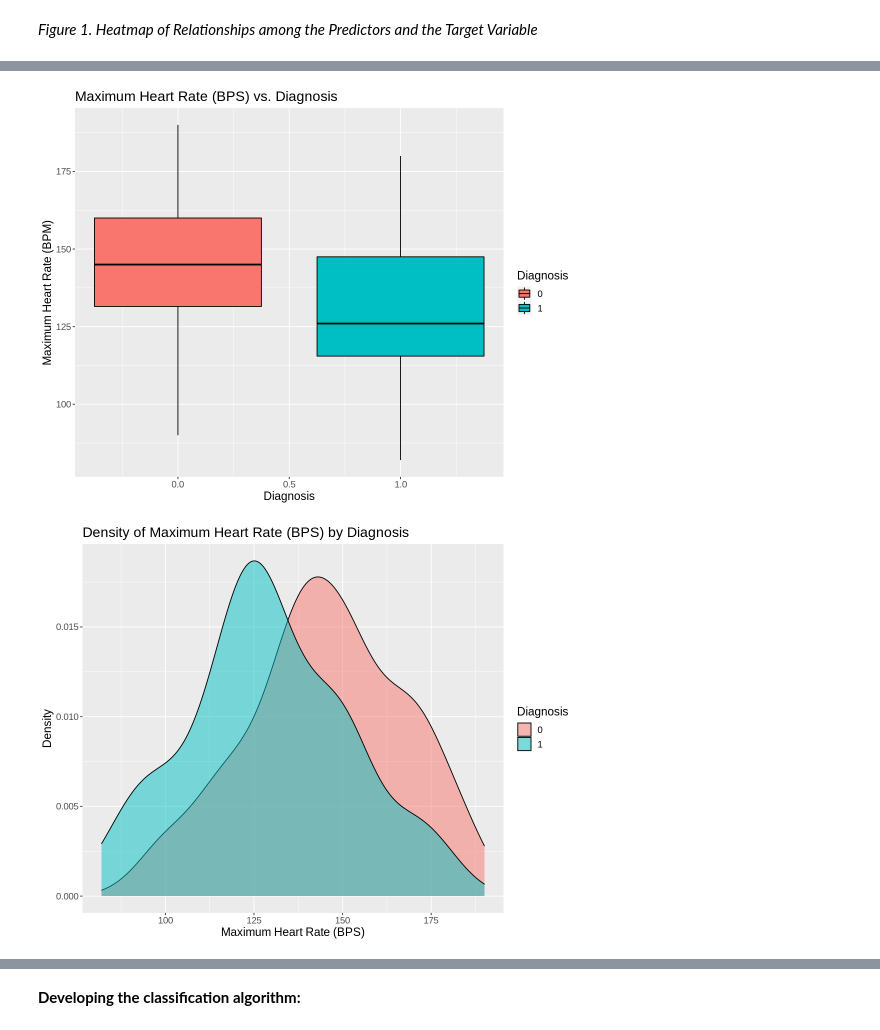
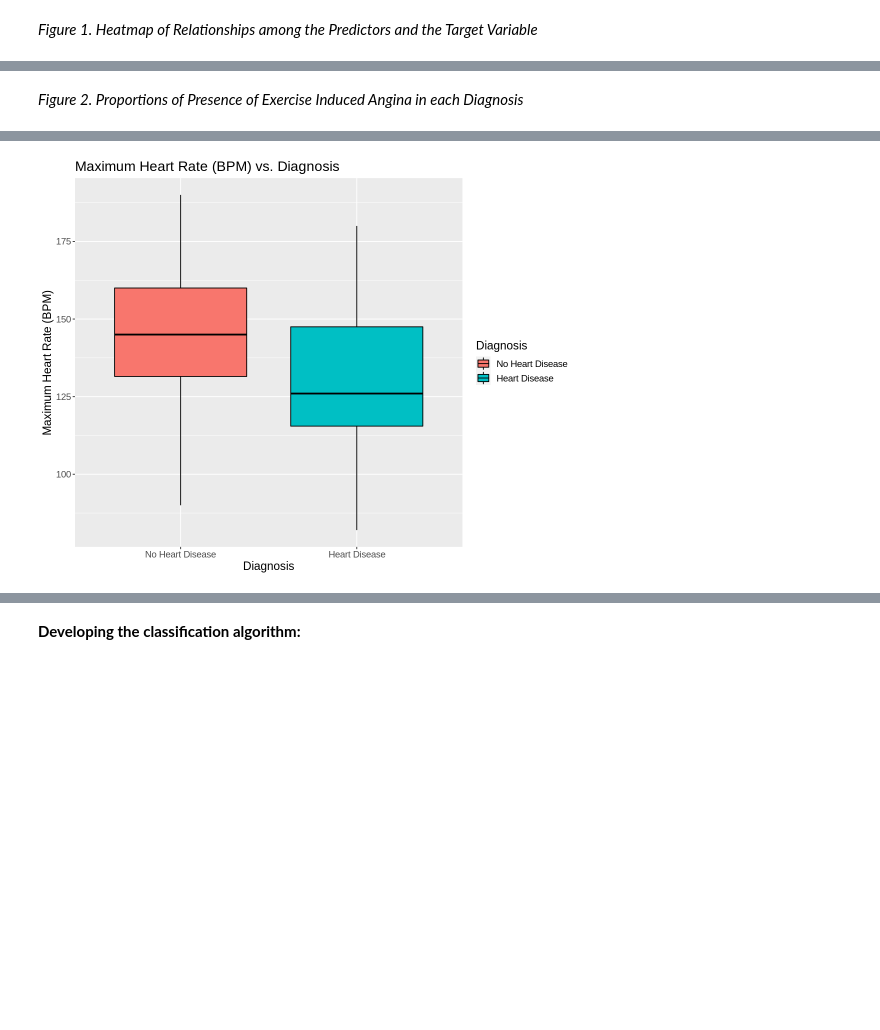
Before and after one commit to GeneRevo/DSCI100-007-Group10, a Jupyter notebook: 007_project_final_report.ipynb, the cells around one changed output, grey strips where cells are left out. Drawn from its saved outputs; the diff is of its cells as text; code cells hidden in the pictures; blank space fills up the shorter version.

```diff
--- a/007_project_final_report.ipynb
+++ b/007_project_final_report.ipynb
@@ -356,21 +369,16 @@ ggplot(predictor_train, aes(x = as.factor(num), fill = as.factor(exang))) +
+# %% [markdown]
+*Figure 2. Proportions of Presence of Exercise Induced Angina in each Diagnosis*
 # %%
-# box plot of of the predictor variable maximum heart rate (BPS) (the strongest numerical predictor) and diagnosis
-ggplot(predictor_train, aes(x = num, y = thalach, fill = factor(num))) +
-    geom_boxplot(color = "black") +
-    labs(x = "Diagnosis", y = "Maximum Heart Rate (BPM)",
-         title = "Maximum Heart Rate (BPS) vs. Diagnosis",
-         fill = "Diagnosis") +
-    theme(text = element_text(size = 14)) +
-    guides(fill = guide_legend(title = "Diagnosis"))
-
-
-# density plot of of the predictor variable maximum heart rate (BPS) and diagnosis
-ggplot(predictor_train, aes(x = thalach, fill = factor(num))) +
-    geom_density(alpha = 0.5) +
-    labs(x = "Maximum Heart Rate (BPS)", y = "Density",
-    title = "Density of Maximum Heart Rate (BPS) by Diagnosis",
-    fill = "Diagnosis") +
-    theme(text = element_text(size = 14))
+ggplot(predictor_train, aes(x = factor(num), y = thalach, fill = factor(num))) +
+  geom_boxplot(color = "black") +
+  labs(x = "Diagnosis", y = "Maximum Heart Rate (BPM)",
+       title = "Maximum Heart Rate (BPM) vs. Diagnosis",
+       fill = "Diagnosis") +
+  scale_x_discrete(labels = c("No Heart Disease", "Heart Disease")) +
+  scale_fill_manual(values = c("#F8766D", "#00BFC4"),
+                    name = "Diagnosis",
+                    labels = c("No Heart Disease", "Heart Disease")) +
+  theme(text = element_text(size = 14))
 # %% [output]
 Warning message:
 “Removed 1 rows containing non-finite values (stat_boxplot).”
@@ -379,2 +385 @@ Warning message:
-[figure, old version]
+[figure, new version]
-[figure, removed]
```
Also changed, not shown: parts of 10 cells of this notebook.
